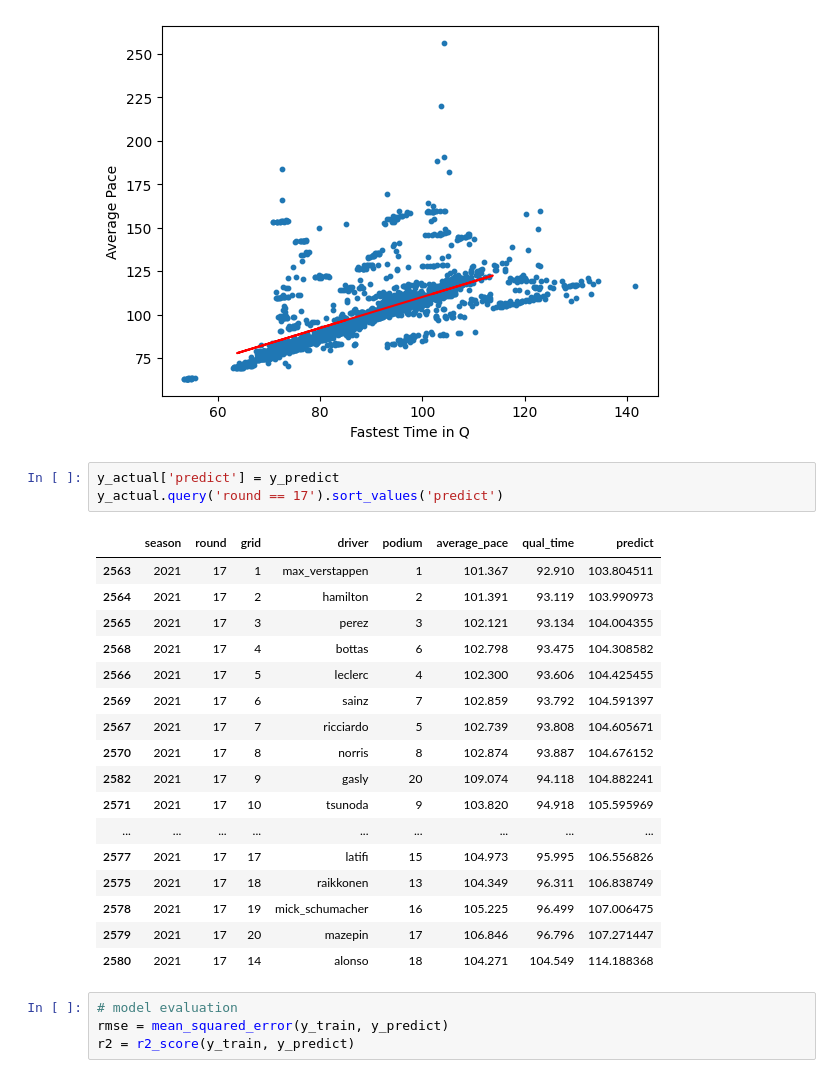
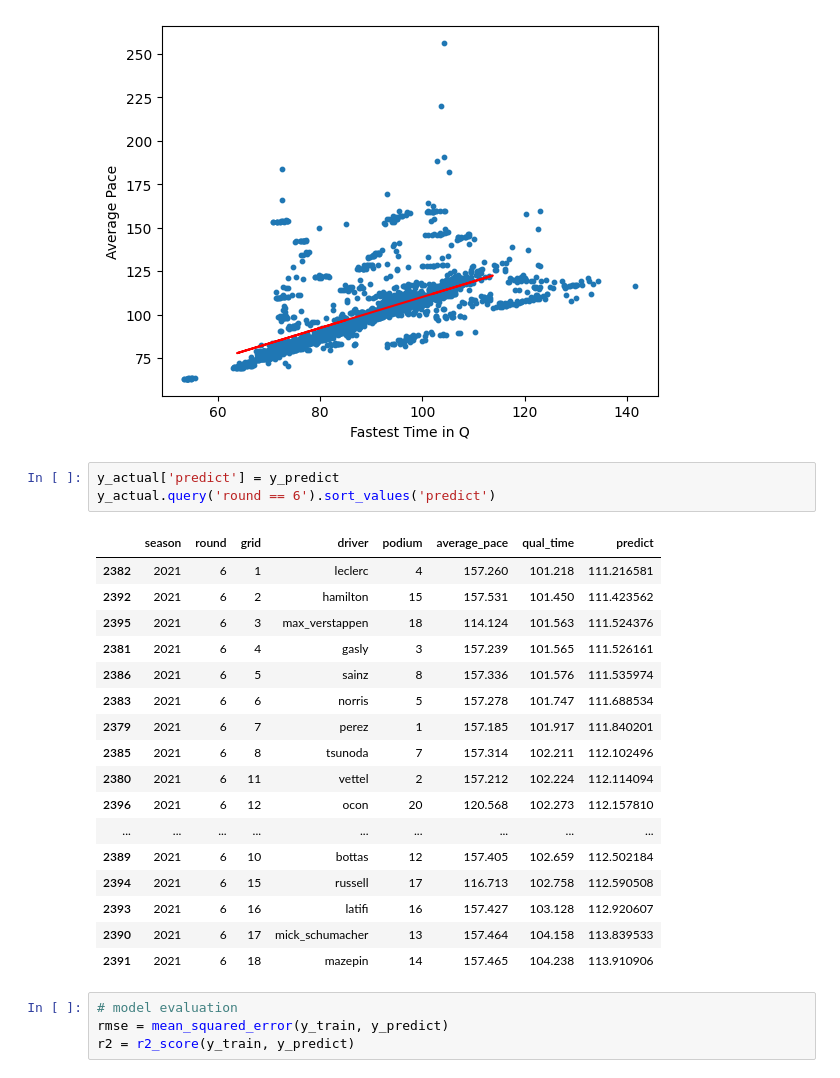
Before and after one commit to ollyjc99/f1-analytics, a Jupyter notebook: data modelling/Linear-Regression.ipynb, the cells around one changed output. Saved outputs shown, nothing was run; the diff lists cells and outputs as text.

Commit message:
Using linear regression to predict average pace

```diff
--- a/data modelling/Linear-Regression.ipynb
+++ b/data modelling/Linear-Regression.ipynb
@@ -83,25 +83,25 @@ plt.show()
 [figure]
 # %%
 y_actual['predict'] = y_predict
-y_actual.query('round == 17').sort_values('predict')
+y_actual.query('round == 6').sort_values('predict')
 # %% [output]
 |  | season | round | grid | driver | podium | average_pace | qual_time | predict |
-| 2563 | 2021 | 17 | 1 | max_verstappen | 1 | 101.367 | 92.910 | 103.804511 |
-| 2564 | 2021 | 17 | 2 | hamilton | 2 | 101.391 | 93.119 | 103.990973 |
-| 2565 | 2021 | 17 | 3 | perez | 3 | 102.121 | 93.134 | 104.004355 |
-| 2568 | 2021 | 17 | 4 | bottas | 6 | 102.798 | 93.475 | 104.308582 |
-| 2566 | 2021 | 17 | 5 | leclerc | 4 | 102.300 | 93.606 | 104.425455 |
-| 2569 | 2021 | 17 | 6 | sainz | 7 | 102.859 | 93.792 | 104.591397 |
-| 2567 | 2021 | 17 | 7 | ricciardo | 5 | 102.739 | 93.808 | 104.605671 |
-| 2570 | 2021 | 17 | 8 | norris | 8 | 102.874 | 93.887 | 104.676152 |
-| 2582 | 2021 | 17 | 9 | gasly | 20 | 109.074 | 94.118 | 104.882241 |
-| 2571 | 2021 | 17 | 10 | tsunoda | 9 | 103.820 | 94.918 | 105.595969 |
+| 2382 | 2021 | 6 | 1 | leclerc | 4 | 157.260 | 101.218 | 111.216581 |
+| 2392 | 2021 | 6 | 2 | hamilton | 15 | 157.531 | 101.450 | 111.423562 |
+| 2395 | 2021 | 6 | 3 | max_verstappen | 18 | 114.124 | 101.563 | 111.524376 |
+| 2381 | 2021 | 6 | 4 | gasly | 3 | 157.239 | 101.565 | 111.526161 |
+| 2386 | 2021 | 6 | 5 | sainz | 8 | 157.336 | 101.576 | 111.535974 |
+| 2383 | 2021 | 6 | 6 | norris | 5 | 157.278 | 101.747 | 111.688534 |
+| 2379 | 2021 | 6 | 7 | perez | 1 | 157.185 | 101.917 | 111.840201 |
+| 2385 | 2021 | 6 | 8 | tsunoda | 7 | 157.314 | 102.211 | 112.102496 |
+| 2380 | 2021 | 6 | 11 | vettel | 2 | 157.212 | 102.224 | 112.114094 |
+| 2396 | 2021 | 6 | 12 | ocon | 20 | 120.568 | 102.273 | 112.157810 |
 | ... | ... | ... | ... | ... | ... | ... | ... | ... |
-| 2577 | 2021 | 17 | 17 | latifi | 15 | 104.973 | 95.995 | 106.556826 |
-| 2575 | 2021 | 17 | 18 | raikkonen | 13 | 104.349 | 96.311 | 106.838749 |
-| 2578 | 2021 | 17 | 19 | mick_schumacher | 16 | 105.225 | 96.499 | 107.006475 |
-| 2579 | 2021 | 17 | 20 | mazepin | 17 | 106.846 | 96.796 | 107.271447 |
-| 2580 | 2021 | 17 | 14 | alonso | 18 | 104.271 | 104.549 | 114.188368 |
+| 2389 | 2021 | 6 | 10 | bottas | 12 | 157.405 | 102.659 | 112.502184 |
+| 2394 | 2021 | 6 | 15 | russell | 17 | 116.713 | 102.758 | 112.590508 |
+| 2393 | 2021 | 6 | 16 | latifi | 16 | 157.427 | 103.128 | 112.920607 |
+| 2390 | 2021 | 6 | 17 | mick_schumacher | 13 | 157.464 | 104.158 | 113.839533 |
+| 2391 | 2021 | 6 | 18 | mazepin | 14 | 157.465 | 104.238 | 113.910906 |
 # %%
 # model evaluation
 rmse = mean_squared_error(y_train, y_predict)
```
